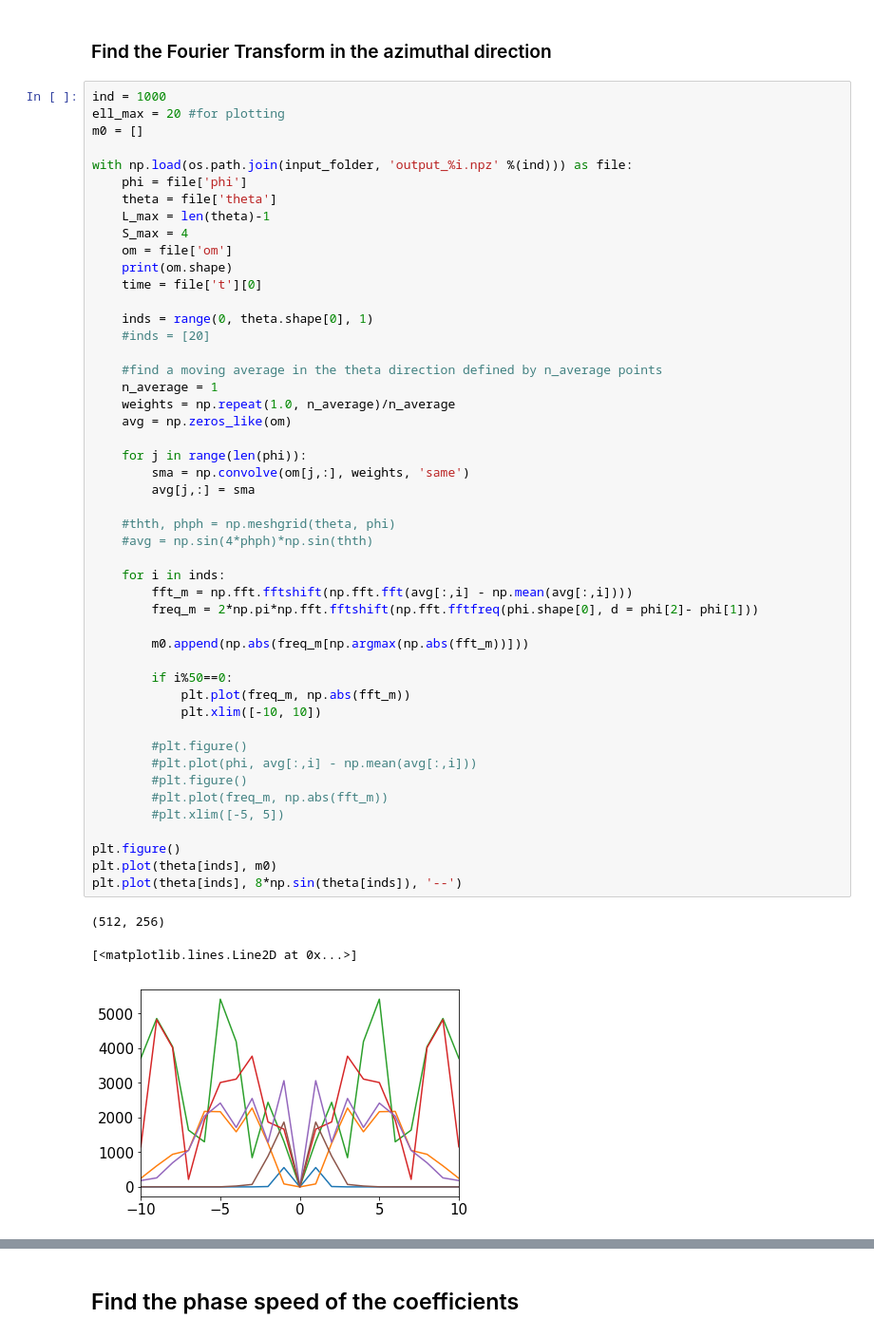
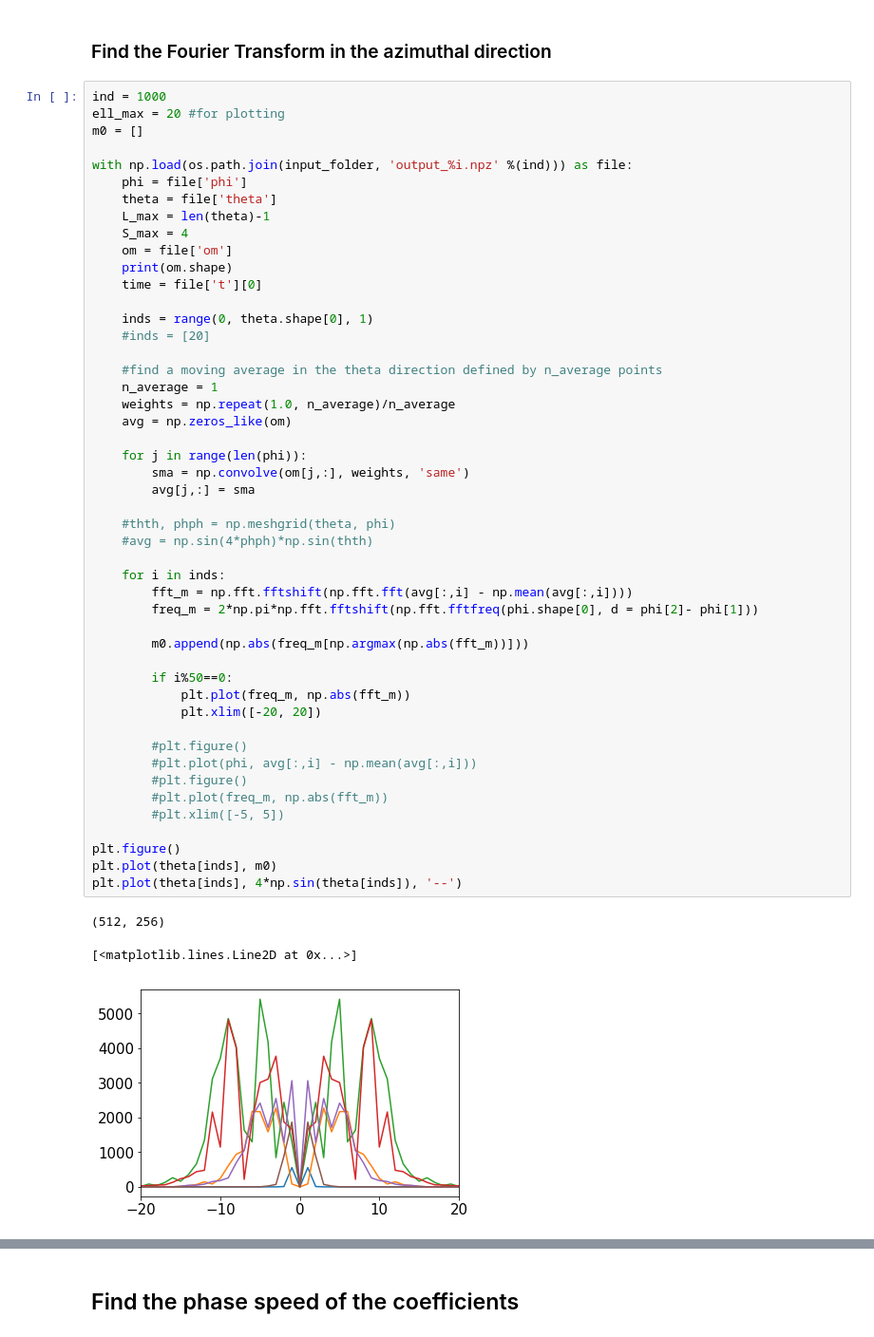
Before and after one commit to rohitsupekar/active_matter_spheres, a Jupyter notebook: scripts/jupyter/data_sandbox.ipynb, the cells around one changed output, grey strips where cells are left out. Shown at 95% size. Saved outputs shown, nothing was run; the diff lists cells and outputs as text.

```diff
--- a/scripts/jupyter/data_sandbox.ipynb
+++ b/scripts/jupyter/data_sandbox.ipynb
@@ -207,33 +207,33 @@ with np.load(os.path.join(input_folder, 'output_%i.npz' %(ind))) as file:
     weights = np.repeat(1.0, n_average)/n_average
     avg = np.zeros_like(om)
 
     for j in range(len(phi)):
         sma = np.convolve(om[j,:], weights, 'same')
         avg[j,:] = sma
 
     #thth, phph = np.meshgrid(theta, phi)
     #avg = np.sin(4*phph)*np.sin(thth)
 
     for i in inds:
         fft_m = np.fft.fftshift(np.fft.fft(avg[:,i] - np.mean(avg[:,i])))
         freq_m = 2*np.pi*np.fft.fftshift(np.fft.fftfreq(phi.shape[0], d = phi[2]- phi[1]))
 
         m0.append(np.abs(freq_m[np.argmax(np.abs(fft_m))]))
 
         if i%50==0:
             plt.plot(freq_m, np.abs(fft_m))
-            plt.xlim([-10, 10])
+            plt.xlim([-20, 20])
 
         #plt.figure()
         #plt.plot(phi, avg[:,i] - np.mean(avg[:,i]))
         #plt.figure()
         #plt.plot(freq_m, np.abs(fft_m))
         #plt.xlim([-5, 5])
 
 plt.figure()
 plt.plot(theta[inds], m0)
-plt.plot(theta[inds], 8*np.sin(theta[inds]), '--')
+plt.plot(theta[inds], 4*np.sin(theta[inds]), '--')
 # %% [output]
 (512, 256)
 [<matplotlib.lines.Line2D at 0x...>]
-[figure, old version]
+[figure, new version]
```
Also changed, not shown: parts of 1 cell of this notebook, 2 other files.
